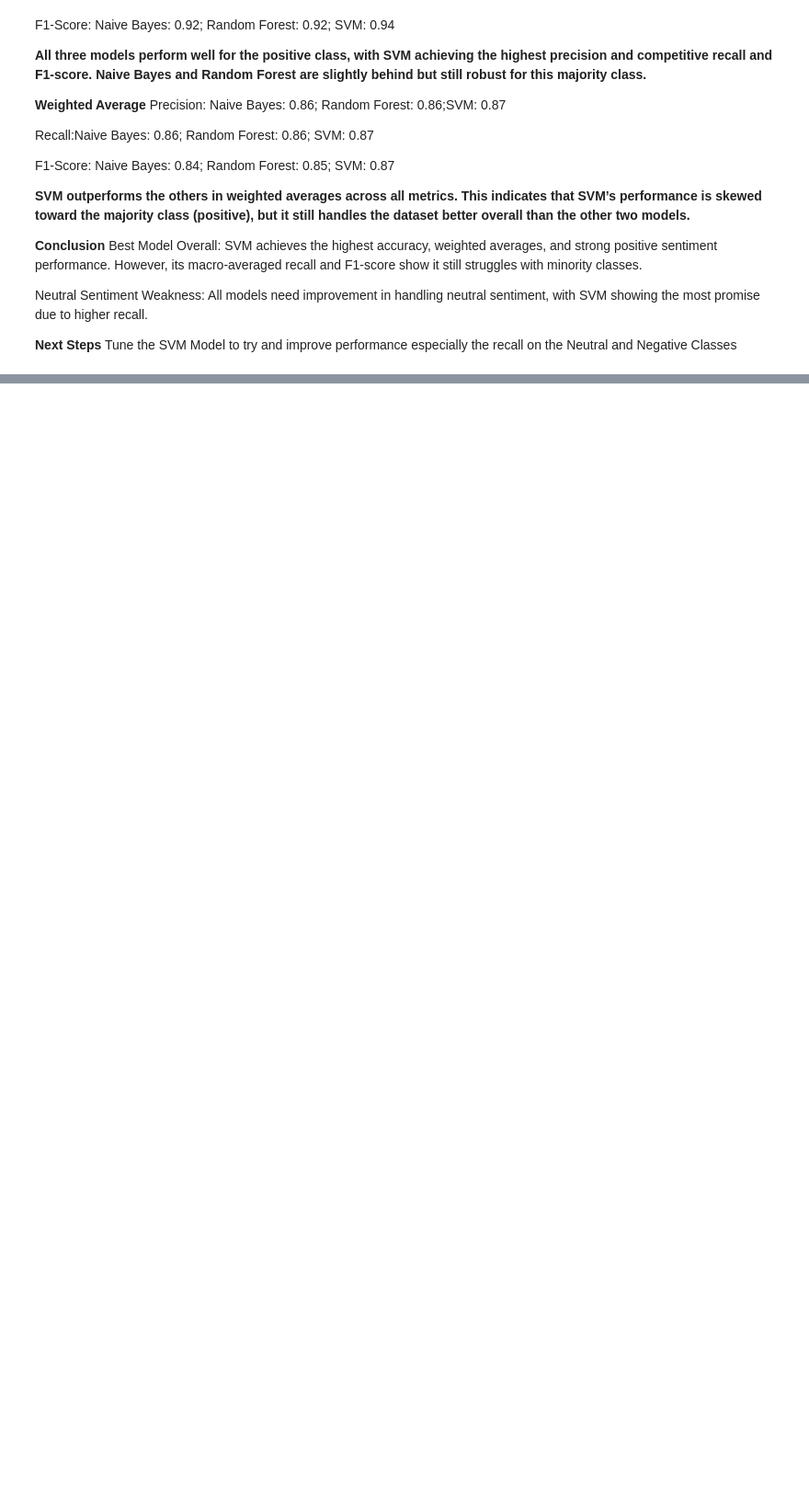
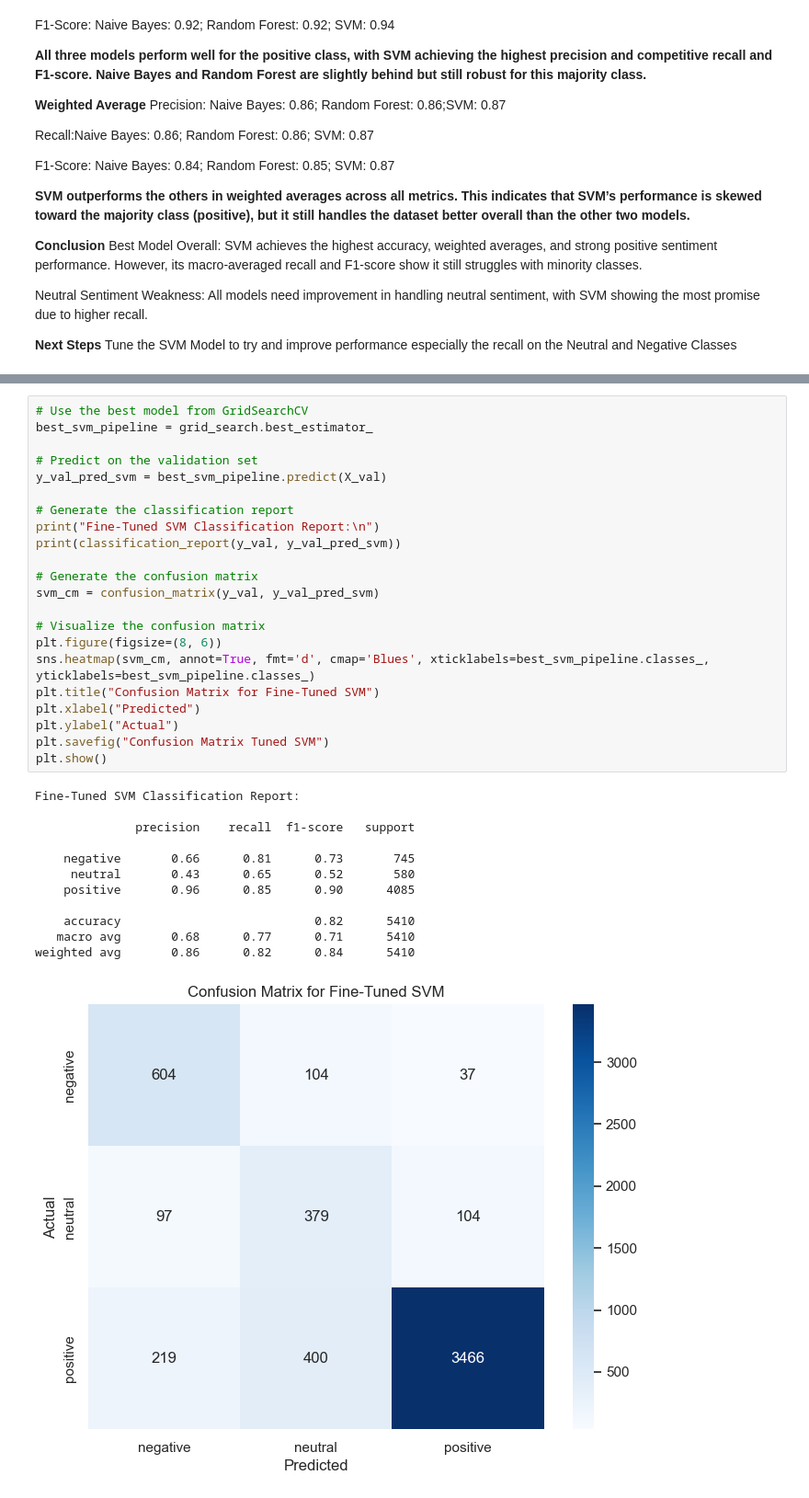
Before and after one commit to WambuiMunene/Grp_1_Capstone-Project, a Jupyter notebook: IPYNBs/Wambui.ipynb, the cells around one changed output, grey strips where cells are left out. Shown at 92% size. Cells and saved outputs as stored; diff of their text form; blank space fills up the shorter version.

Commit message:
SVM model tuned and evaluated

```diff
--- a/IPYNBs/Wambui.ipynb
+++ b/IPYNBs/Wambui.ipynb
@@ -1054,0 +1086,35 @@ Tune the SVM Model to try and improve performance especially the recall on the N
+# %%
+# Use the best model from GridSearchCV
+best_svm_pipeline = grid_search.best_estimator_
+
+# Predict on the validation set
+y_val_pred_svm = best_svm_pipeline.predict(X_val)
+
+# Generate the classification report
+print("Fine-Tuned SVM Classification Report:\n")
+print(classification_report(y_val, y_val_pred_svm))
+
+# Generate the confusion matrix
+svm_cm = confusion_matrix(y_val, y_val_pred_svm)
+
+# Visualize the confusion matrix
+plt.figure(figsize=(8, 6))
+sns.heatmap(svm_cm, annot=True, fmt='d', cmap='Blues', xticklabels=best_svm_pipeline.classes_, yticklabels=best_svm_pipeline.classes_)
+plt.title("Confusion Matrix for Fine-Tuned SVM")
+plt.xlabel("Predicted")
+plt.ylabel("Actual")
+plt.savefig("Confusion Matrix Tuned SVM")
+plt.show()
+# %% [output]
+Fine-Tuned SVM Classification Report:
+
+              precision    recall  f1-score   support
+
+    negative       0.66      0.81      0.73       745
+     neutral       0.43      0.65      0.52       580
+    positive       0.96      0.85      0.90      4085
+
+    accuracy                           0.82      5410
+   macro avg       0.68      0.77      0.71      5410
+weighted avg       0.86      0.82      0.84      5410
+[figure, added]
```
Also changed, not shown: parts of 4 cells of this notebook, 1 other file.
